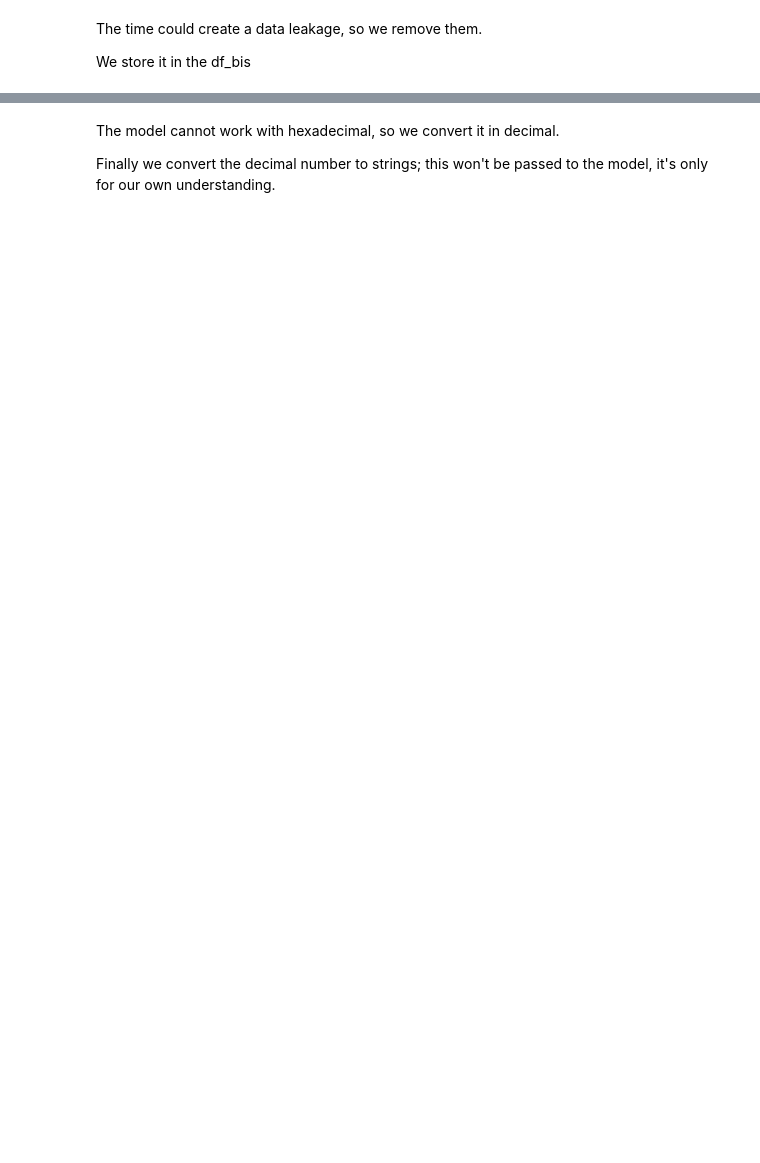
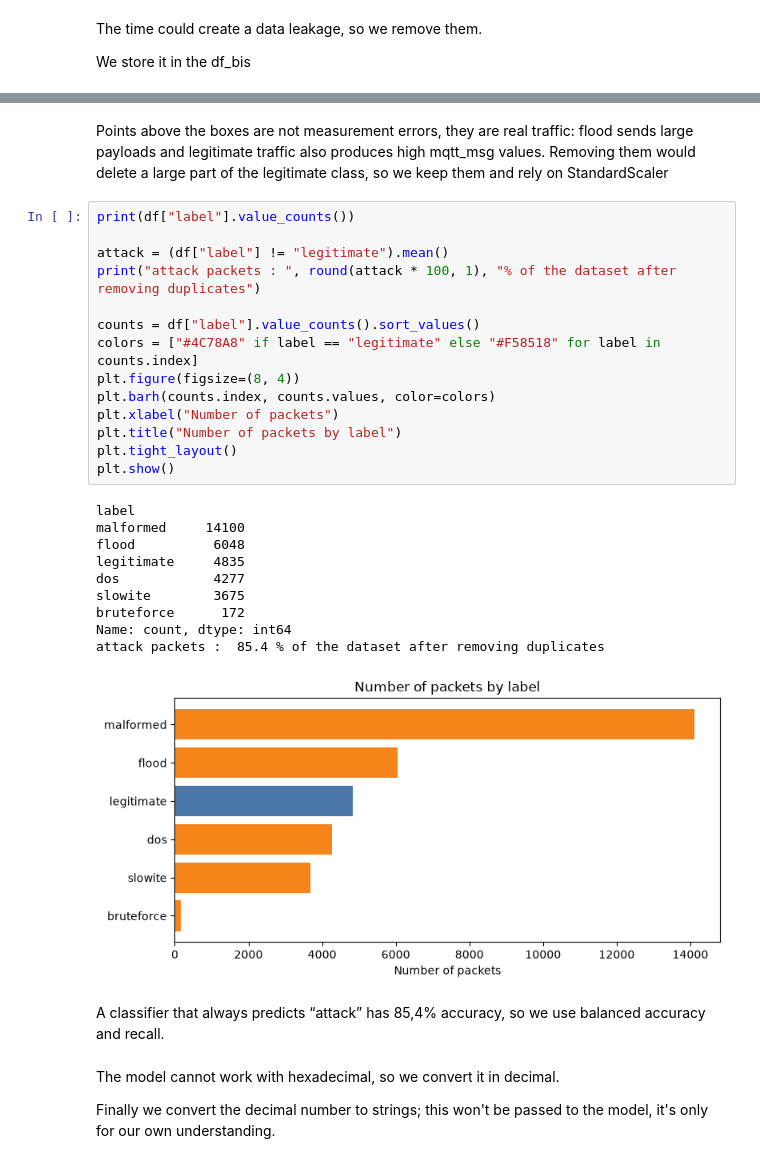
Before and after one commit to eliotthbn/Projet_machine_learning_OCC, a Jupyter notebook: Week 2/Week2.ipynb, the cells around one changed output, grey strips where cells are left out. Saved outputs shown, nothing was run; the diff lists cells and outputs as text; blank space fills up the shorter version.

Commit message:
qlq ajouts : plus de doublons, analyse des outliers, nouvelle accuracy

```diff
--- a/Week 2/Week2.ipynb
+++ b/Week 2/Week2.ipynb
@@ -38,3 +72,32 @@ df = df.drop(columns = ["timestamp", "tcp_time_delta"])
+# %% [markdown]
+Points above the boxes are not measurement errors, they are real traffic: flood sends large payloads and legitimate traffic also produces high mqtt_msg values. Removing them would delete a large part of the legitimate class, so we keep them and rely on StandardScaler
+# %%
+print(df["label"].value_counts())
+
+attack = (df["label"] != "legitimate").mean()
+print("attack packets : ", round(attack * 100, 1), "% of the dataset after removing duplicates")
+
+counts = df["label"].value_counts().sort_values()
+colors = ["#4C78A8" if label == "legitimate" else "#F58518" for label in counts.index]
+plt.figure(figsize=(8, 4))
+plt.barh(counts.index, counts.values, color=colors)
+plt.xlabel("Number of packets")
+plt.title("Number of packets by label")
+plt.tight_layout()
+plt.show()
+# %% [output]
+label
+malformed     14100
+flood          6048
+legitimate     4835
+dos            4277
+slowite        3675
+bruteforce      172
+Name: count, dtype: int64
+attack packets :  85.4 % of the dataset after removing duplicates
+[figure, added]
+# %% [markdown]
+A classifier that always predicts “attack” has 85,4% accuracy, so we use balanced accuracy and recall.
 # %% [markdown]
 The model cannot work with hexadecimal, so we convert it in decimal.
 
```
Also changed, not shown: parts of 10 cells of this notebook, 1 other file.
